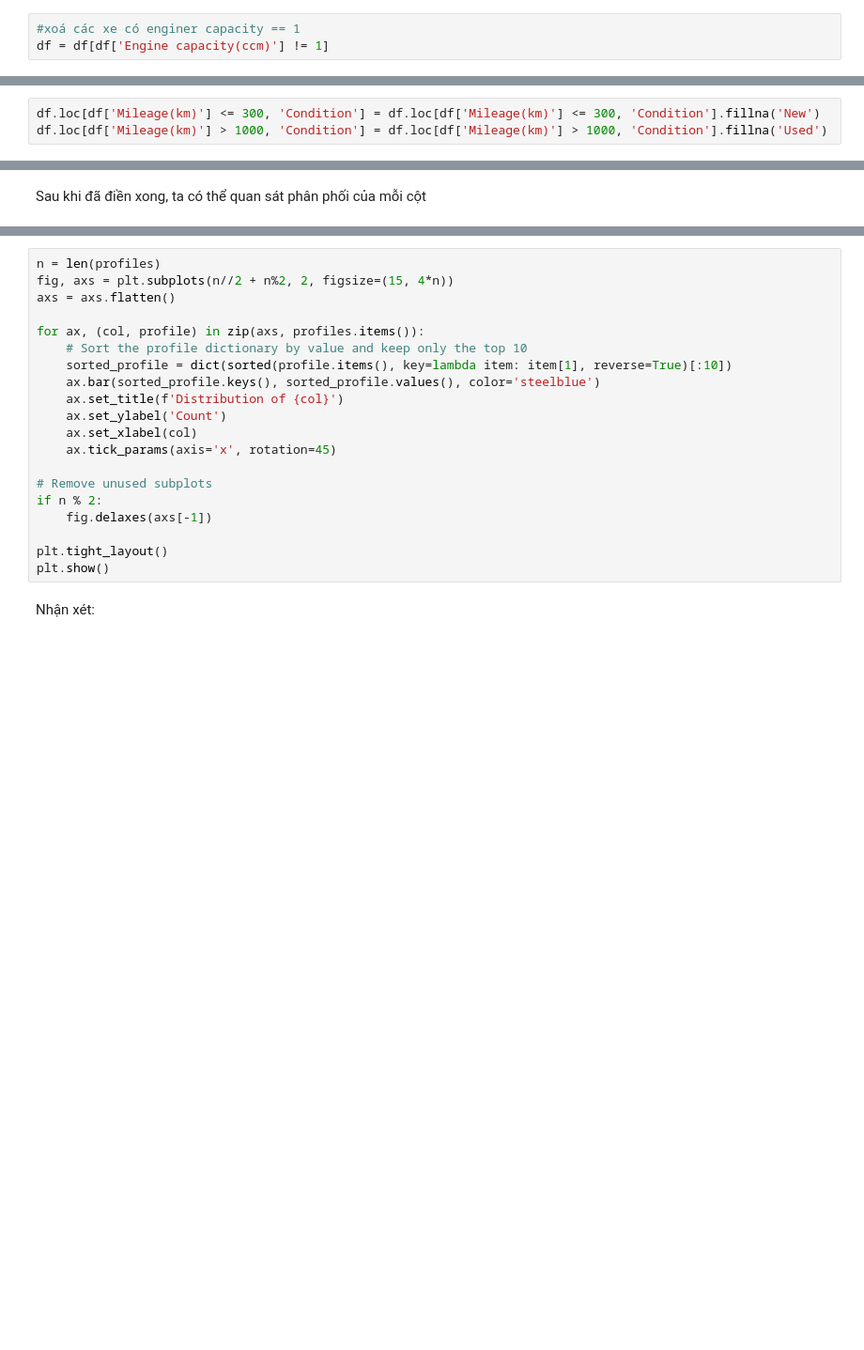
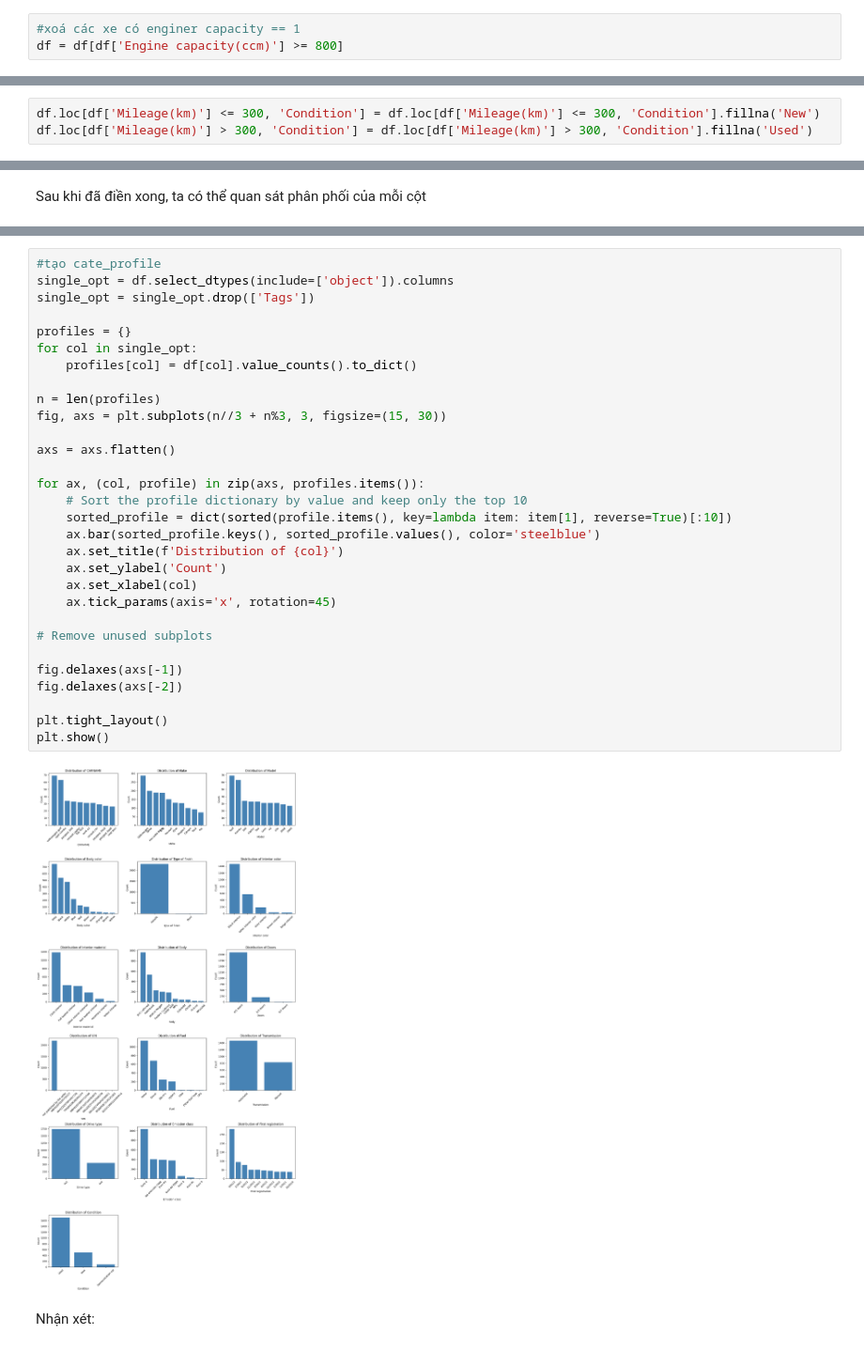
Before and after one commit to MTriNguci/DS_FINAL_PROJ, a Jupyter notebook: 2. Preprocessing.ipynb, the cells around one changed output, grey strips where cells are left out. Shown: that part at 94% size. Drawn from its saved outputs; the diff is of its cells as text; blank space fills up the shorter version.

```diff
--- a/2. Preprocessing.ipynb
+++ b/2. Preprocessing.ipynb
@@ -254,4 +460,4 @@ df[df['Engine capacity(ccm)'] == 1]
 Sau khi nghiên cứu và tìm kiếm trên google, các dòng xe trên đều có engine câpbility lớn hơn 1. Và minimum enginer capacity là 1000 => đây là lỗi nhập liệu của trang web, có thể drop nó
 # %%
 #xoá các xe có enginer capacity == 1
-df = df[df['Engine capacity(ccm)'] != 1]
+df = df[df['Engine capacity(ccm)'] >= 800]
@@ -296,7 +495,7 @@ Ta sẽ điền các giá trị còn thiếu Condition dựa trên Mileage.
 - Nếu mileage > 1000 => Condition = 'Used'
 # %%
 df.loc[df['Mileage(km)'] <= 300, 'Condition'] = df.loc[df['Mileage(km)'] <= 300, 'Condition'].fillna('New')
-df.loc[df['Mileage(km)'] > 1000, 'Condition'] = df.loc[df['Mileage(km)'] > 1000, 'Condition'].fillna('Used')
+df.loc[df['Mileage(km)'] > 300, 'Condition'] = df.loc[df['Mileage(km)'] > 300, 'Condition'].fillna('Used')
 # %% [markdown]
 Tiếp theo, ta sẽ điền vào các giá trị thiếu còn lại với mode của mỗi cột
 # %%
@@ -318,23 +509,35 @@ for col in single_opt:
 # %%
+#tạo cate_profile
+single_opt = df.select_dtypes(include=['object']).columns
+single_opt = single_opt.drop(['Tags'])
+
+profiles = {}
+for col in single_opt:
+    profiles[col] = df[col].value_counts().to_dict()
+
 n = len(profiles)
-fig, axs = plt.subplots(n//2 + n%2, 2, figsize=(15, 4*n))
+fig, axs = plt.subplots(n//3 + n%3, 3, figsize=(15, 30))
+
 axs = axs.flatten()
 
 for ax, (col, profile) in zip(axs, profiles.items()):
     # Sort the profile dictionary by value and keep only the top 10
     sorted_profile = dict(sorted(profile.items(), key=lambda item: item[1], reverse=True)[:10])
     ax.bar(sorted_profile.keys(), sorted_profile.values(), color='steelblue')
     ax.set_title(f'Distribution of {col}')
     ax.set_ylabel('Count')
     ax.set_xlabel(col)
     ax.tick_params(axis='x', rotation=45)
 
 # Remove unused subplots
-if n % 2:
-    fig.delaxes(axs[-1])
+
+fig.delaxes(axs[-1])
+fig.delaxes(axs[-2])
 
 plt.tight_layout()
 plt.show()
+# %% [output]
+[figure, added]
 # %% [markdown]
 Nhận xét:
 # %% [markdown]
```
Also changed, not shown: parts of 58 cells of this notebook, 4 other files.
